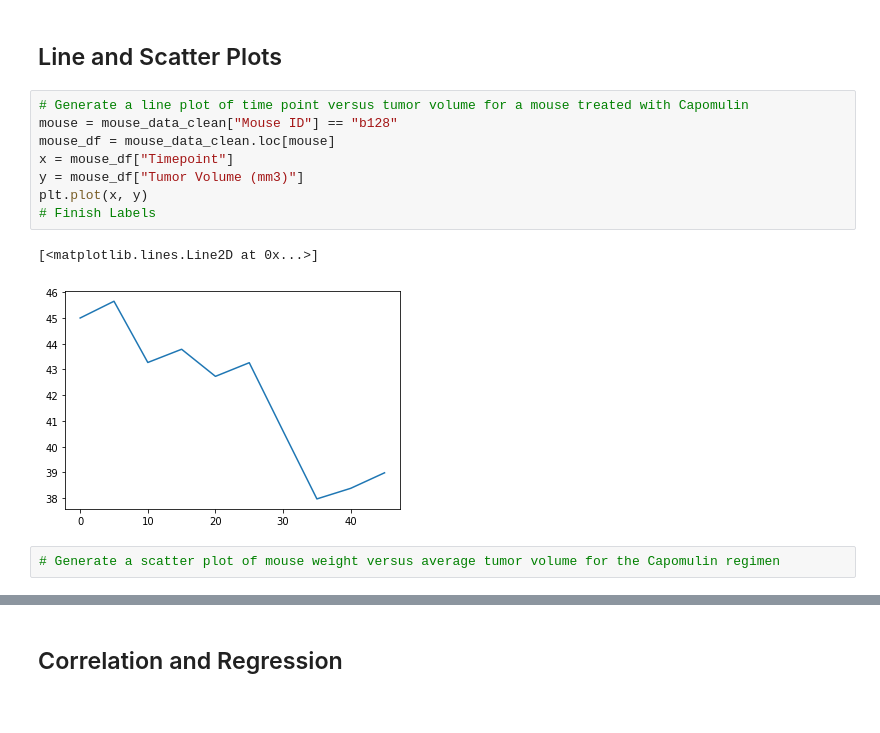
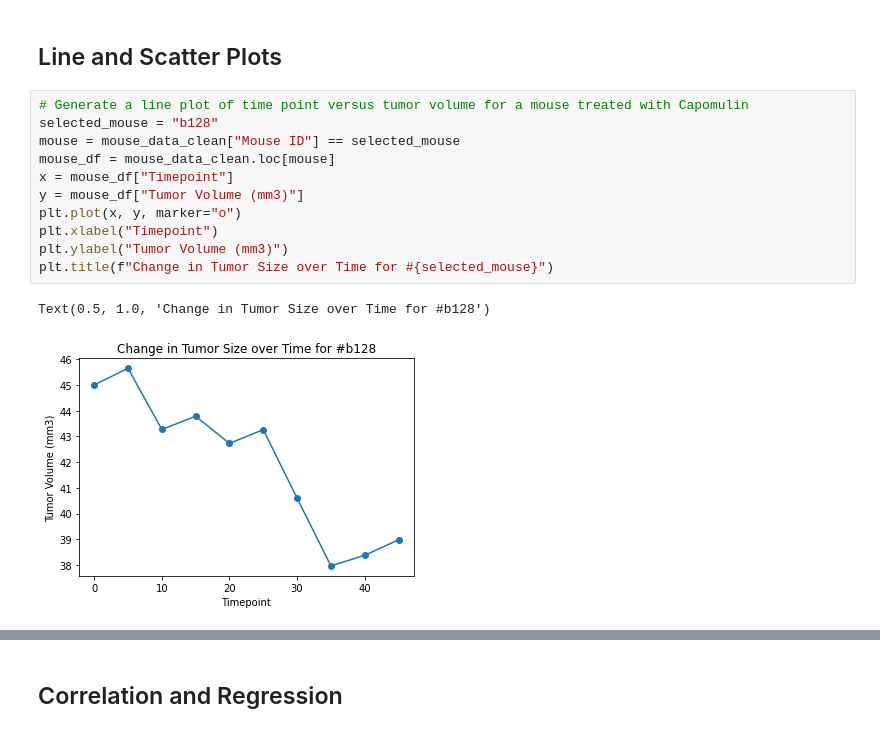
Before and after one commit to BNY-Lemon/matplotlib-challenge, a Jupyter notebook: pymaceuticals_starter.ipynb, the cells around one changed output, grey strips where cells are left out. Cells and saved outputs as stored; diff of their text form.

```diff
--- a/pymaceuticals_starter.ipynb
+++ b/pymaceuticals_starter.ipynb
@@ -258,14 +249,15 @@ plt.boxplot([capomulin, capomulin])
 ## Line and Scatter Plots
 # %%
 # Generate a line plot of time point versus tumor volume for a mouse treated with Capomulin
-mouse = mouse_data_clean["Mouse ID"] == "b128"
+selected_mouse = "b128"
+mouse = mouse_data_clean["Mouse ID"] == selected_mouse
 mouse_df = mouse_data_clean.loc[mouse]
 x = mouse_df["Timepoint"]
 y = mouse_df["Tumor Volume (mm3)"]
-plt.plot(x, y)
-# Finish Labels
+plt.plot(x, y, marker="o")
+plt.xlabel("Timepoint")
+plt.ylabel("Tumor Volume (mm3)")
+plt.title(f"Change in Tumor Size over Time for #{selected_mouse}")
 # %% [output]
-[<matplotlib.lines.Line2D at 0x...>]
+Text(0.5, 1.0, 'Change in Tumor Size over Time for #b128')
-[figure, old version]
+[figure, new version]
-# %%
-# Generate a scatter plot of mouse weight versus average tumor volume for the Capomulin regimen
```
Also changed, not shown: parts of 11 cells of this notebook.
